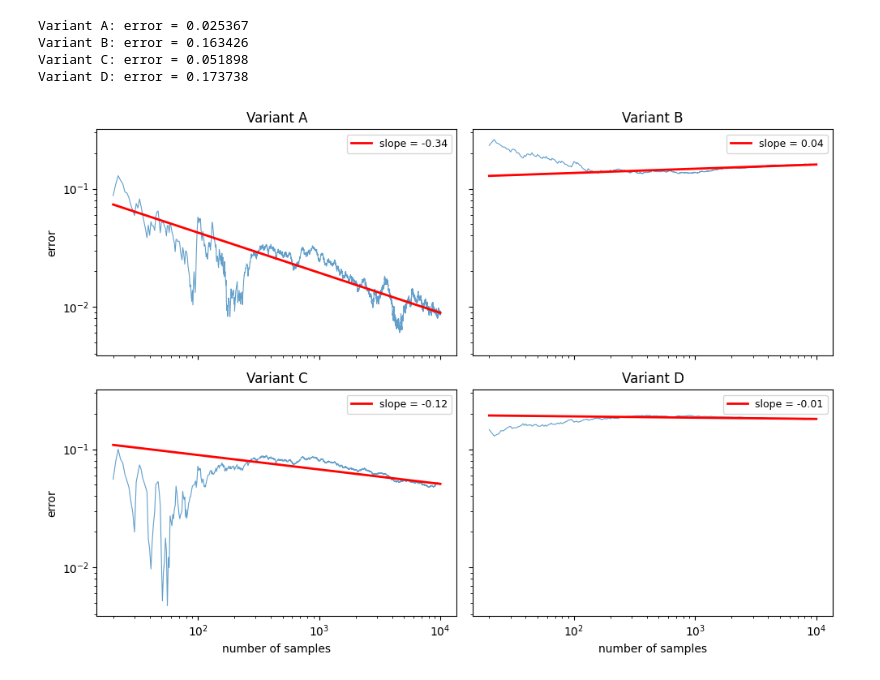
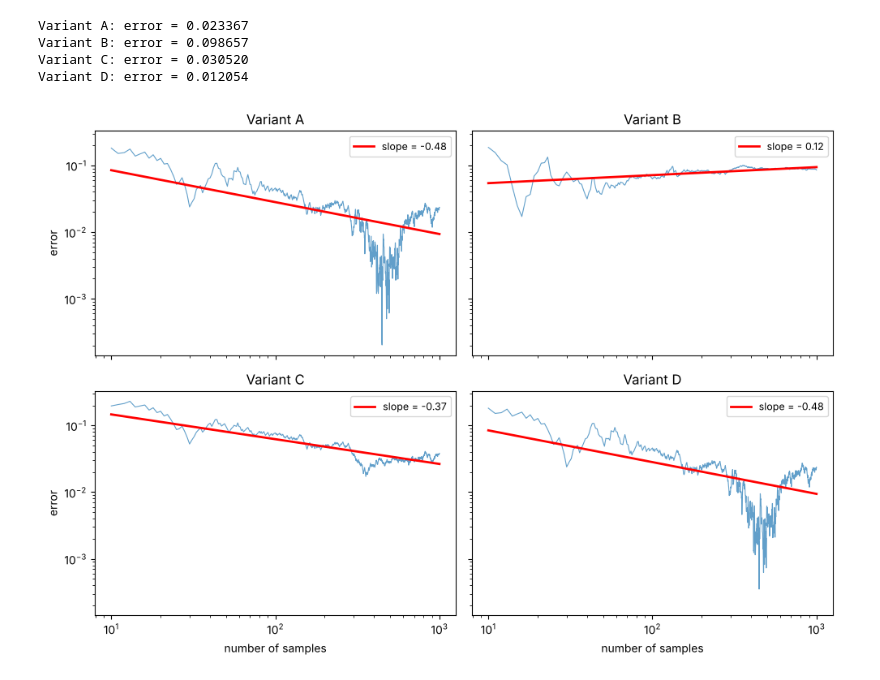
Before and after one commit to timvieira/testing-randomized-algorithms, a Jupyter notebook: content/testing-randomized-algorithms.ipynb, the cells around one changed output. Cells and saved outputs as stored; diff of their text form; code cells hidden in the pictures.

```diff
--- a/content/testing-randomized-algorithms.ipynb
+++ b/content/testing-randomized-algorithms.ipynb
@@ -2,7 +2,7 @@
 import numpy as np
 import matplotlib.pyplot as plt
 
-def sample_categorical(p, context=''):
+def sample_categorical(p, context=None):
     p = np.asarray(p, dtype=float)
     p = p / p.sum()
     return np.random.choice(len(p), p=p)
@@ -13,7 +13,8 @@ def awrs_a(p, cond, draw=sample_categorical):
     xc0 = None
     for i in range(2):
         while True:
-            x = draw(p_cond / p_cond.sum(), context=('awrs', i, xc0))
+            q = p_cond / p_cond.sum()
+            x = draw(q, context=('awrs', i, xc0))
             if cond(x):
                 if i == 0:
                     xc0 = x
@@ -31,7 +32,8 @@ def awrs_b(p, cond, draw=sample_categorical):
     xc0 = None
     for i in range(2):
         while True:
-            x = draw(p_cond / p_cond.sum(), context=('awrs', i, xc0))
+            q = p_cond / p_cond.sum()
+            x = draw(q, context=('awrs', i, xc0))
             if cond(x):
                 if i == 0:
                     xc0 = x
@@ -49,7 +51,8 @@ def awrs_c(p, cond, draw=sample_categorical):
     xc0 = None
     for i in range(2):
         while True:
-            x = draw(p_cond / p_cond.sum(), context=('awrs', i, xc0))
+            q = p_cond / p_cond.sum()
+            x = draw(q, context=('awrs', i, xc0))
             if cond(x):
                 if i == 0:
                     xc0 = x
@@ -66,24 +69,24 @@ def awrs_d(p, cond, draw=sample_categorical):
     xc0 = None
     for i in range(2):
         while True:
-            x = draw(p_cond / p_cond.sum(), context=('awrs', i, xc0))
+            q = p_cond / p_cond.sum()
+            x = draw(q, context=('awrs', i, xc0))
             if cond(x):
                 if i == 0:
                     xc0 = x
                 break
             else:
                 if i == 0:
-                    psi += p_cond[x]
+                    psi += q[x]
                 p_cond[x] = 0
             n += 1
-    return xc0, (1 - psi) / (n + 2)
+    return xc0, (1 - psi) / (n + 1)
 
 variants = {'A': awrs_a, 'B': awrs_b, 'C': awrs_c, 'D': awrs_d}
 
-np.random.seed(0)
-N = 4
-p = np.random.dirichlet(np.ones(N))
-cond = np.random.uniform(0, 1, size=N) < 0.5
+p = np.array([0.5, 0.3, 0.15, 0.04, 0.01])
+cond = np.array([True, False, True, False, False])
+N = len(p)
 Z = p[cond].sum()
 target = p * cond
 # %%
@@ -97,40 +100,40 @@ for name, awrs in variants.items():
     err = abs(have / reps - target).sum()
     print(f'Variant {name}: error = {err:.6f}')
 # %% [output]
-Variant A: error = 0.025367
-Variant B: error = 0.163426
-Variant C: error = 0.051898
-Variant D: error = 0.173738
+Variant A: error = 0.023367
+Variant B: error = 0.098657
+Variant C: error = 0.030520
+Variant D: error = 0.012054
 # %%
 fig, axes = plt.subplots(2, 2, figsize=(10, 7), sharex=True, sharey=True)
 
 for ax, (name, awrs) in zip(axes.flat, variants.items()):
     np.random.seed(0)
-    M = 10_000
+    M = 1_000
     have = np.zeros(N)
     xs, ys = [], []
     for r in range(1, 1 + M):
         (item, w) = awrs(p, lambda x: cond[x])
         have[item] += w
-        if r >= 20:
+        if r >= 10:
             xs.append(r)
             ys.append(abs(have / r - target).sum())
     slope, intercept = np.polyfit(np.log(xs), np.log(ys), deg=1)
     ax.plot(xs, ys, alpha=0.7, lw=0.8)
     ax.plot(xs, np.exp(np.log(xs) * slope + intercept), c='r', lw=2,
             label=f'slope = {slope:.2f}')
     ax.set_xscale('log'); ax.set_yscale('log')
     ax.set_title(f'Variant {name}')
     ax.legend(fontsize=9)
 
 axes[1,0].set_xlabel('number of samples')
 axes[1,1].set_xlabel('number of samples')
 axes[0,0].set_ylabel('error')
 axes[1,0].set_ylabel('error')
 fig.tight_layout()
 plt.show()
 # %% [output]
-[figure, old version]
+[figure, new version]
 # %%
 from scipy import stats
 
```
Also changed, not shown: parts of 9 cells of this notebook, 2 other files.
